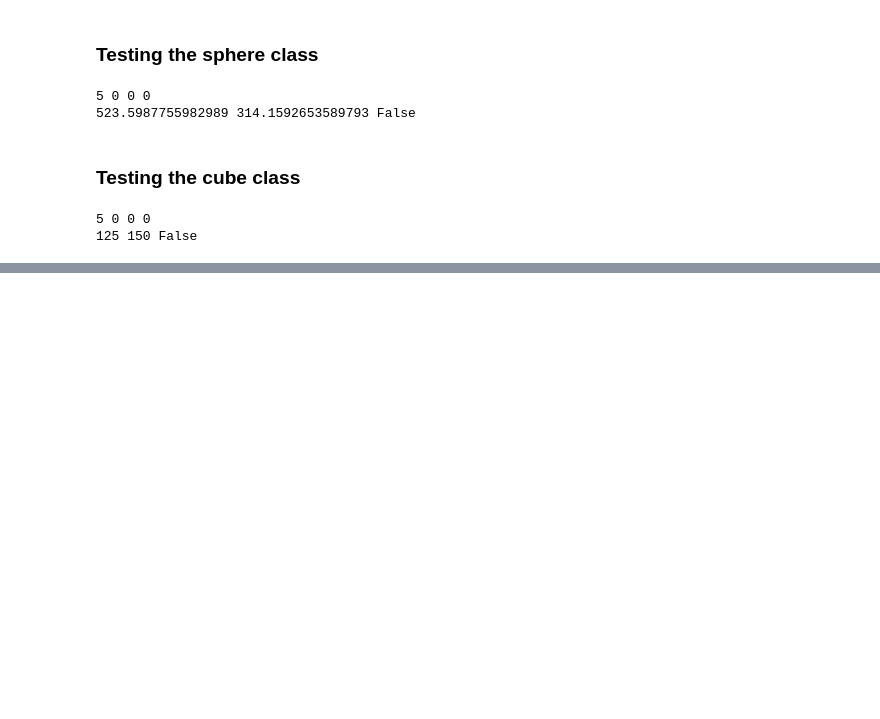
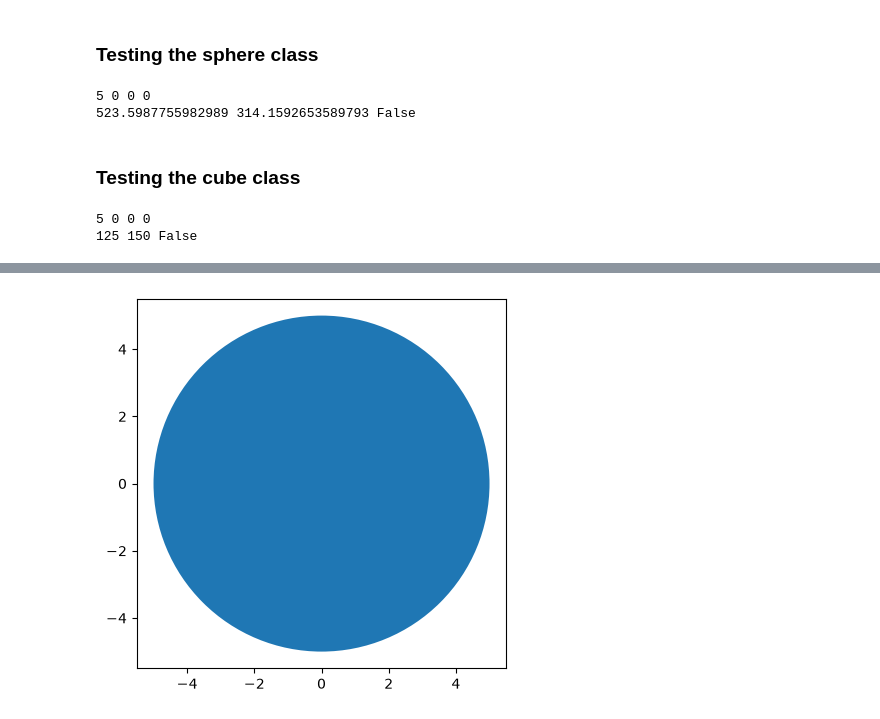
Before and after one commit to hppycmprs/python_oskar_aiu26, a Jupyter notebook: lab2/lab2_manual_test.ipynb, the cells around one changed output, grey strips where cells are left out. Cells and saved outputs as stored; diff of their text form; code cells hidden in the pictures; blank space fills up the shorter version.

```diff
--- a/lab2/lab2_manual_test.ipynb
+++ b/lab2/lab2_manual_test.ipynb
@@ -154,0 +174,5 @@ print(cu1.volume, cu1.surface_area, cu1.unit_cube_or_not())
+# %%
+plt1 = Shape2Dplotter()
+plt1.shape2Dplotter(c1, r1)
+# %% [output]
+[figure, added]
```
Also changed, not shown: parts of 6 cells of this notebook, 2 other files.
